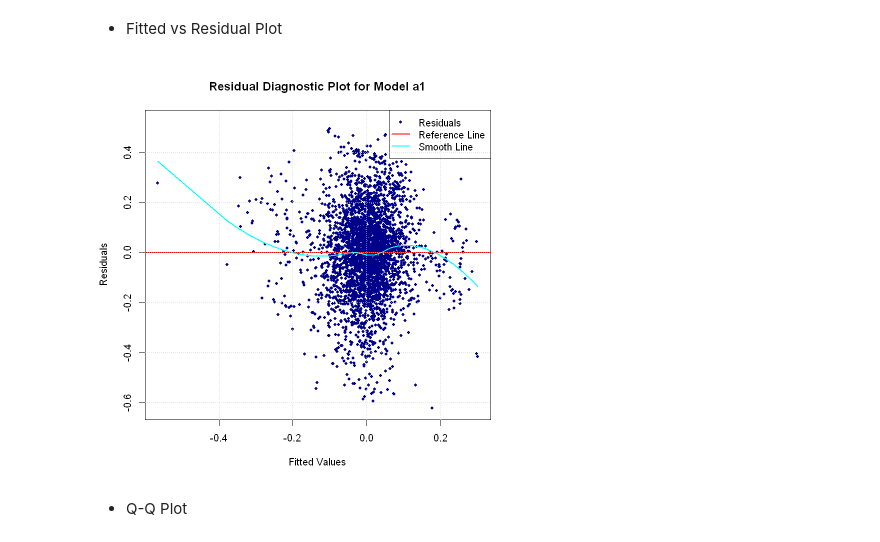
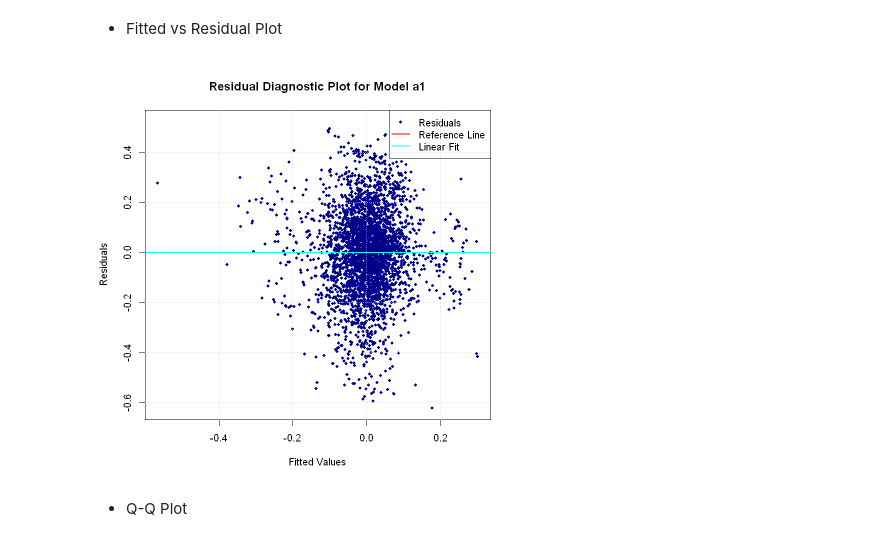
Before and after one commit to wudl-21/econ5370, a Jupyter notebook: main.ipynb, the cells around one changed output. Saved outputs shown, nothing was run; the diff lists cells and outputs as text; code cells hidden in the pictures.

```diff
--- a/main.ipynb
+++ b/main.ipynb
@@ -2396,40 +2611,31 @@ residuals_model_a1 <- as.numeric(residuals(model_a1))
 # %%
 par(bg="white")
 
 # Create a scatter plot of fitted values vs residuals
 plot(fitted_values_model_a1, residuals_model_a1,
     pch = 20, col = "darkblue",
     xlab = "Fitted Values", ylab = "Residuals",
     main = "Residual Diagnostic Plot for Model a1")
 
 # Add a horizontal line at y = 0
 abline(h = 0, col = "red", lwd = 2)
 
-# Add a smoothed line to detect patterns
-# Create a data frame for loess model
-loess_data <- data.frame(x = fitted_values_model_a1, y = residuals_model_a1)
-smooth_line <- loess(y ~ x, data = loess_data, span = 0.75)
-
-# Sort the data for smooth line plotting
-sorted_data <- loess_data[order(loess_data$x),]
-# Predict using the sorted data
-smooth_pred <- predict(smooth_line, newdata = sorted_data)
-
-# Plot the smooth line
-lines(sorted_data$x, smooth_pred, col = "cyan", lwd = 2)
+# Add a linear fitted line instead of a smoothed line
+lm_fit <- lm(residuals_model_a1 ~ fitted_values_model_a1)
+abline(lm_fit, col = "cyan", lwd = 2)
 
 # Add a legend
 legend("topright",
-      legend = c("Residuals", "Reference Line", "Smooth Line"),
+      legend = c("Residuals", "Reference Line", "Linear Fit"),
       col = c("darkblue", "red", "cyan"),
       pch = c(20, NA, NA),
       lty = c(NA, 1, 1),
       lwd = c(NA, 2, 2))
 
 # Add grid for better readability
 grid()
 # %% [output]
-[figure, old version]
+[figure, new version]
 # %% [markdown]
 - Q-Q Plot
 # %%
```
Also changed, not shown: parts of 24 cells of this notebook.
